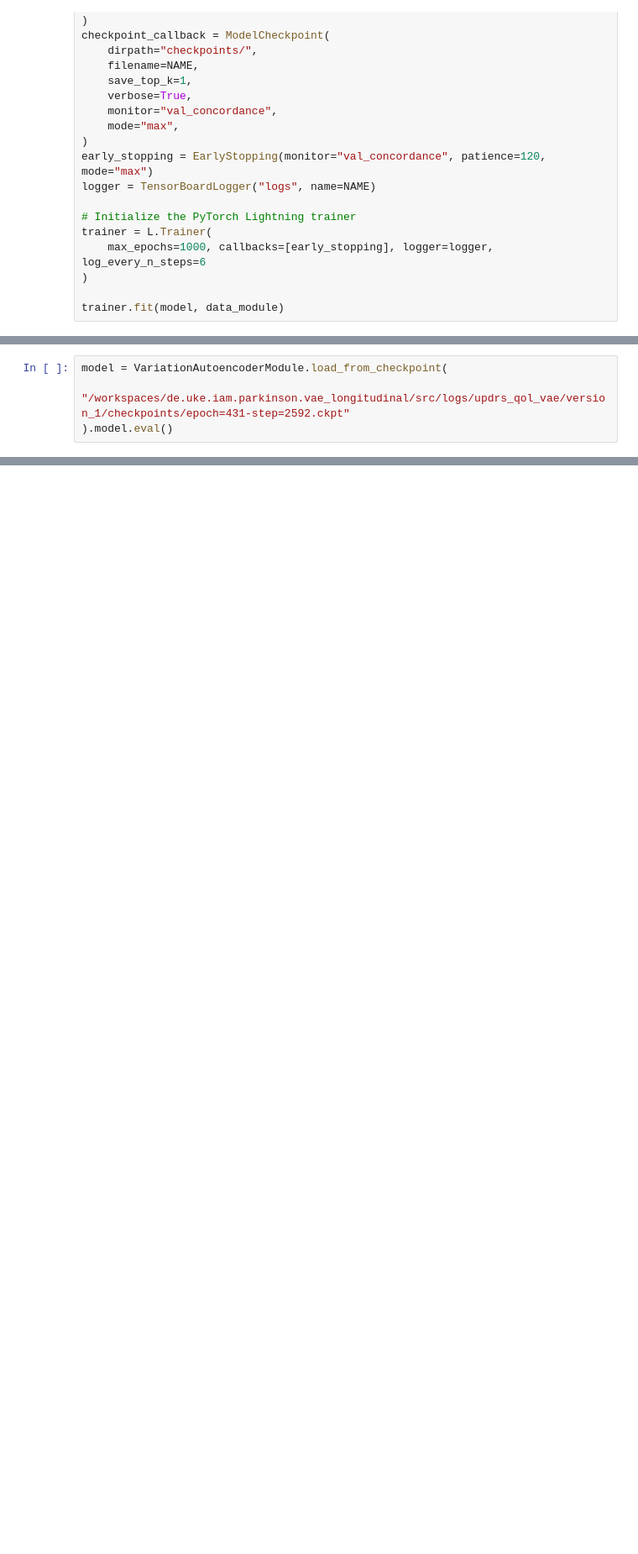
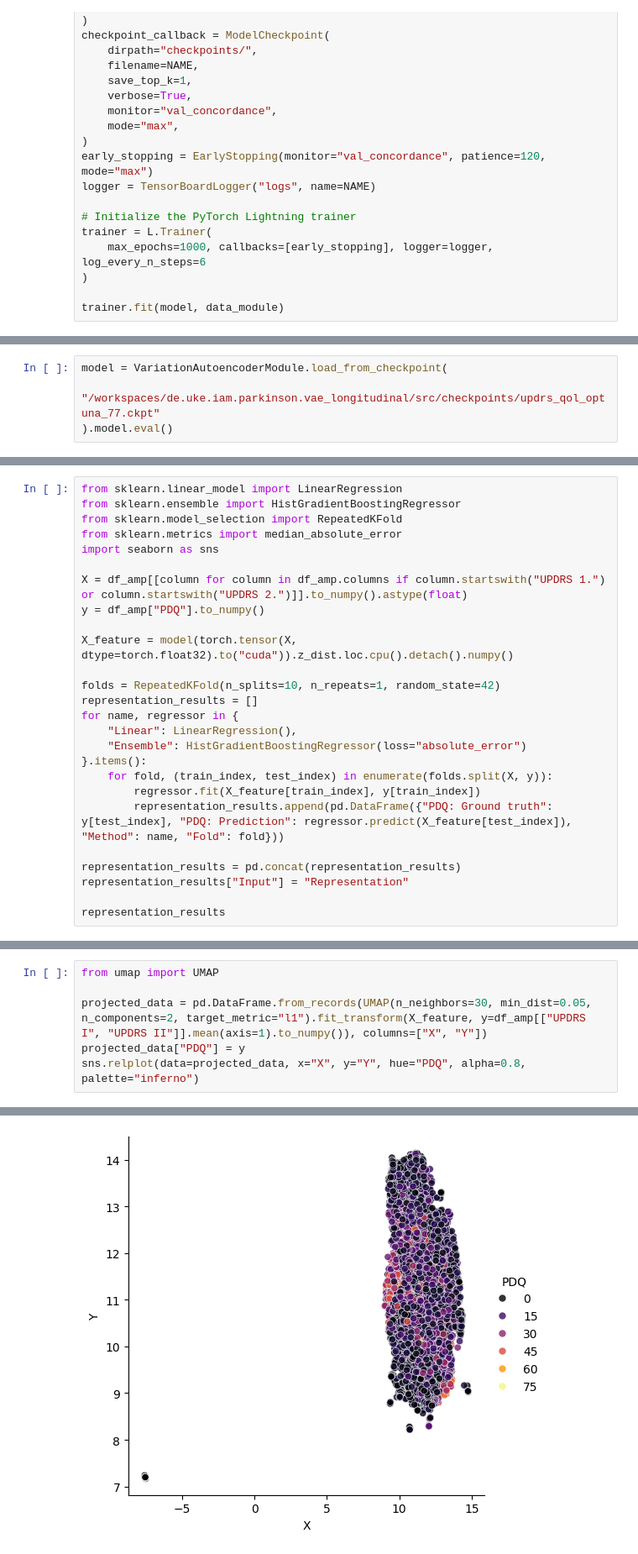
Before and after one commit to UKEIAM/de.uke.iam.parkinson.vae_longitudinal, a Jupyter notebook: src/vae.ipynb, the cells around one changed output, grey strips where cells are left out. Shown at 84% size. Cells and saved outputs as stored; diff of their text form; blank space fills up the shorter version.

Commit message:
Add visualizations

```diff
--- a/src/vae.ipynb
+++ b/src/vae.ipynb
@@ -178,4 +189,4 @@ trainer.fit(model, data_module)
 # %%
 model = VariationAutoencoderModule.load_from_checkpoint(
-    "/workspaces/de.uke.iam.parkinson.vae_longitudinal/src/logs/updrs_qol_vae/version_1/checkpoints/epoch=431-step=2592.ckpt"
+    "/workspaces/de.uke.iam.parkinson.vae_longitudinal/src/checkpoints/updrs_qol_optuna_77.ckpt"
 ).model.eval()
@@ -181,0 +254,26 @@ model = VariationAutoencoderModule.load_from_checkpoint(
+# %%
+from sklearn.linear_model import LinearRegression
+from sklearn.ensemble import HistGradientBoostingRegressor
+from sklearn.model_selection import RepeatedKFold
+from sklearn.metrics import median_absolute_error
+import seaborn as sns
+
+X = df_amp[[column for column in df_amp.columns if column.startswith("UPDRS 1.") or column.startswith("UPDRS 2.")]].to_numpy().astype(float)
+y = df_amp["PDQ"].to_numpy()
+
+X_feature = model(torch.tensor(X, dtype=torch.float32).to("cuda")).z_dist.loc.cpu().detach().numpy()
+
+folds = RepeatedKFold(n_splits=10, n_repeats=1, random_state=42)
+representation_results = []
+for name, regressor in {
+    "Linear": LinearRegression(),
+    "Ensemble": HistGradientBoostingRegressor(loss="absolute_error")
+}.items():
+    for fold, (train_index, test_index) in enumerate(folds.split(X, y)):
+        regressor.fit(X_feature[train_index], y[train_index])
+        representation_results.append(pd.DataFrame({"PDQ: Ground truth": y[test_index], "PDQ: Prediction": regressor.predict(X_feature[test_index]), "Method": name, "Fold": fold}))
+
+representation_results = pd.concat(representation_results)
+representation_results["Input"] = "Representation"
+
+representation_results
@@ -181,0 +294,7 @@ model = VariationAutoencoderModule.load_from_checkpoint(
+# %%
+from umap import UMAP
+
+projected_data = pd.DataFrame.from_records(UMAP(n_neighbors=30, min_dist=0.05, n_components=2, target_metric="l1").fit_transform(X_feature, y=df_amp[["UPDRS I", "UPDRS II"]].mean(axis=1).to_numpy()), columns=["X", "Y"])
+projected_data["PDQ"] = y
+sns.relplot(data=projected_data, x="X", y="Y", hue="PDQ", alpha=0.8, palette="inferno")
+# %% [output]
@@ -181,0 +302 @@ model = VariationAutoencoderModule.load_from_checkpoint(
+[figure, added]
```
Also changed, not shown: parts of 15 cells of this notebook.
